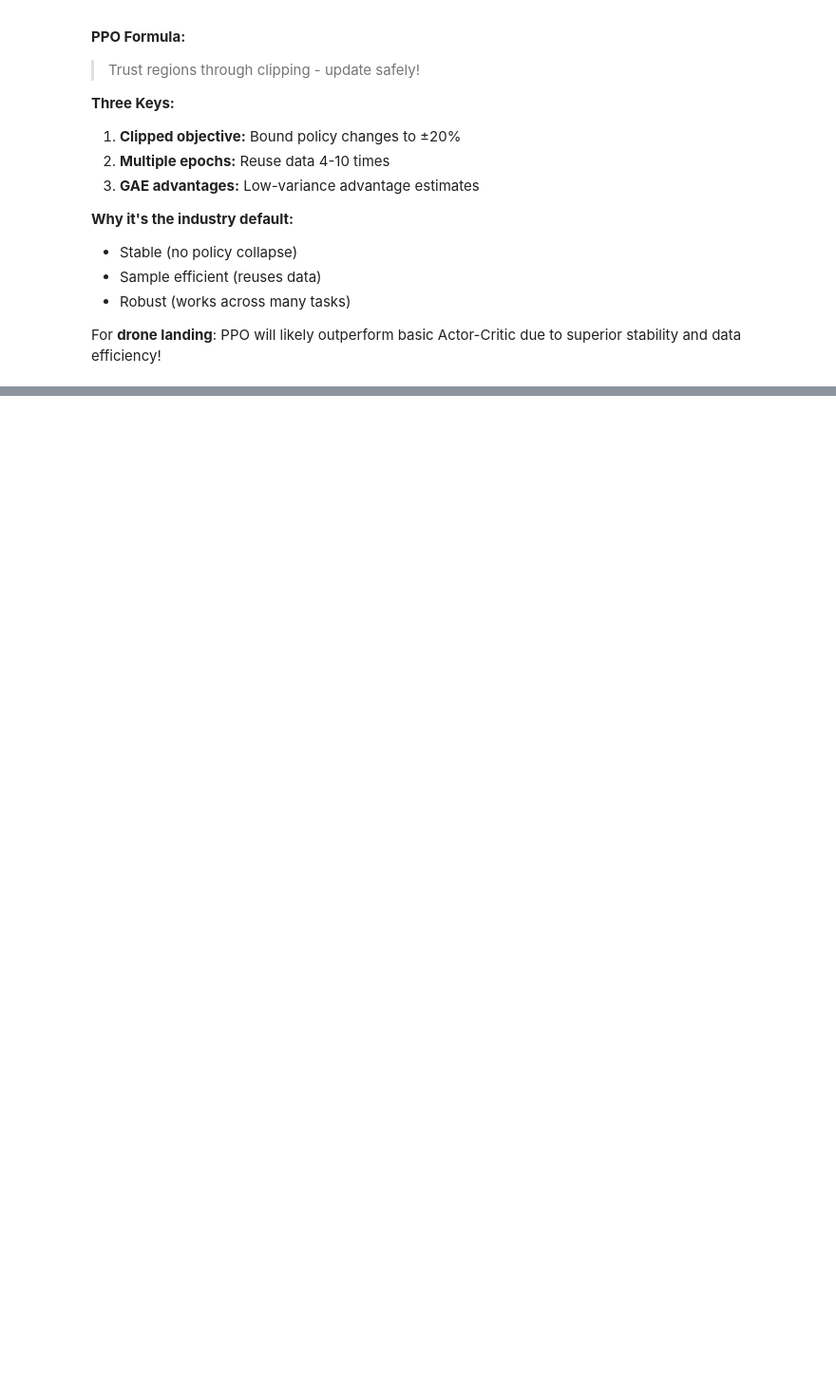
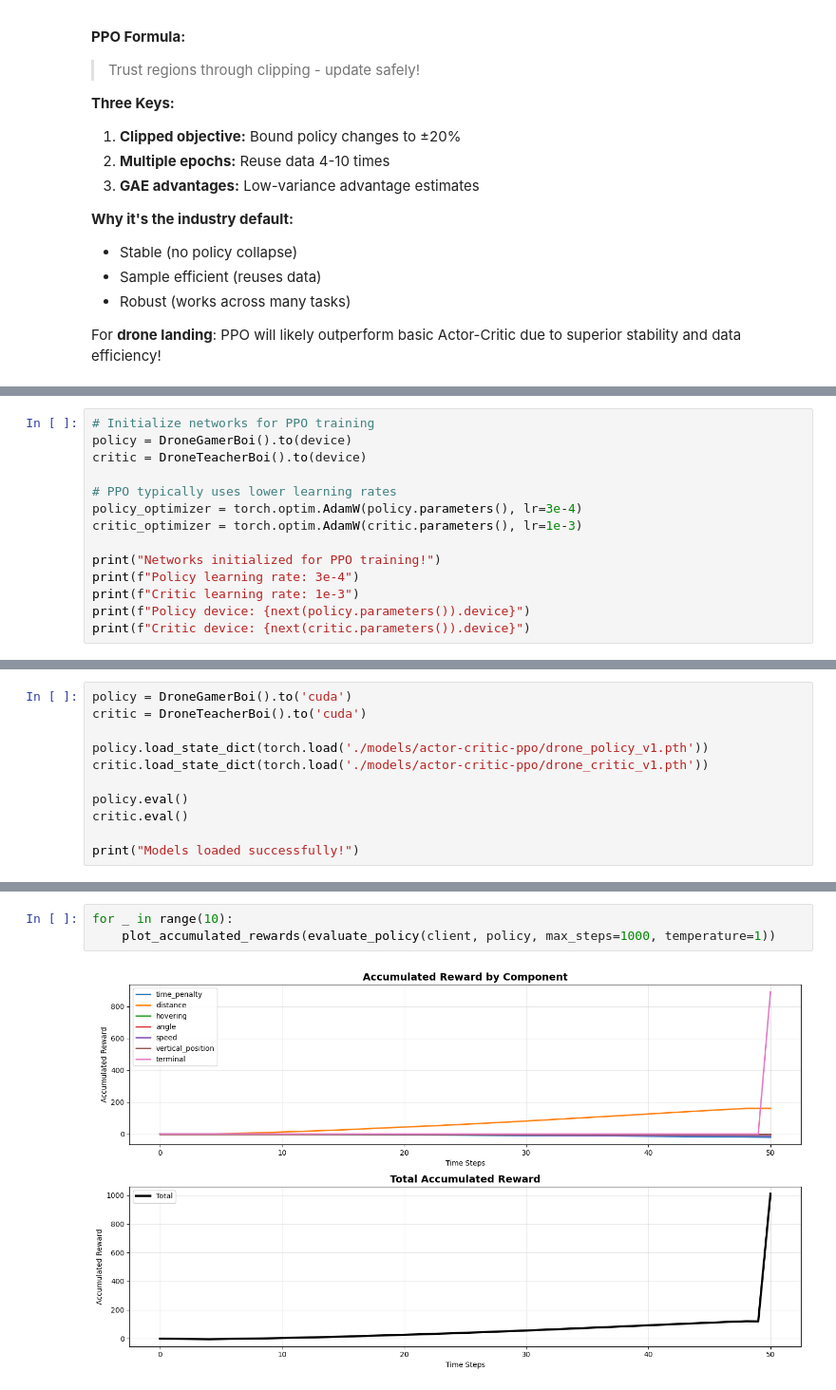
Before and after one commit to vedant-jumle/reinforcement-learning-101, a Jupyter notebook: Actor_Critic_PPO.ipynb, the cells around one changed output, grey strips where cells are left out. Shown: that part at 95% size. Drawn from its saved outputs; the diff is of its cells as text; blank space fills up the shorter version.

```diff
--- a/Actor_Critic_PPO.ipynb
+++ b/Actor_Critic_PPO.ipynb
@@ -530,0 +954,14 @@ For **drone landing**: PPO will likely outperform basic Actor-Critic due to supe
+# %%
+# Initialize networks for PPO training
+policy = DroneGamerBoi().to(device)
+critic = DroneTeacherBoi().to(device)
+
+# PPO typically uses lower learning rates
+policy_optimizer = torch.optim.AdamW(policy.parameters(), lr=3e-4)
+critic_optimizer = torch.optim.AdamW(critic.parameters(), lr=1e-3)
+
+print("Networks initialized for PPO training!")
+print(f"Policy learning rate: 3e-4")
+print(f"Critic learning rate: 1e-3")
+print(f"Policy device: {next(policy.parameters()).device}")
+print(f"Critic device: {next(critic.parameters()).device}")
@@ -530,0 +1208,11 @@ For **drone landing**: PPO will likely outperform basic Actor-Critic due to supe
+# %%
+policy = DroneGamerBoi().to('cuda')
+critic = DroneTeacherBoi().to('cuda')
+
+policy.load_state_dict(torch.load('./models/actor-critic-ppo/drone_policy_v1.pth'))
+critic.load_state_dict(torch.load('./models/actor-critic-ppo/drone_critic_v1.pth'))
+
+policy.eval()
+critic.eval()
+
+print("Models loaded successfully!")
@@ -530,0 +1348,5 @@ For **drone landing**: PPO will likely outperform basic Actor-Critic due to supe
+# %%
+for _ in range(10):
+    plot_accumulated_rewards(evaluate_policy(client, policy, max_steps=1000, temperature=1))
+# %% [output]
+[figure, added]
```
Also changed, not shown: parts of 17 cells of this notebook.
